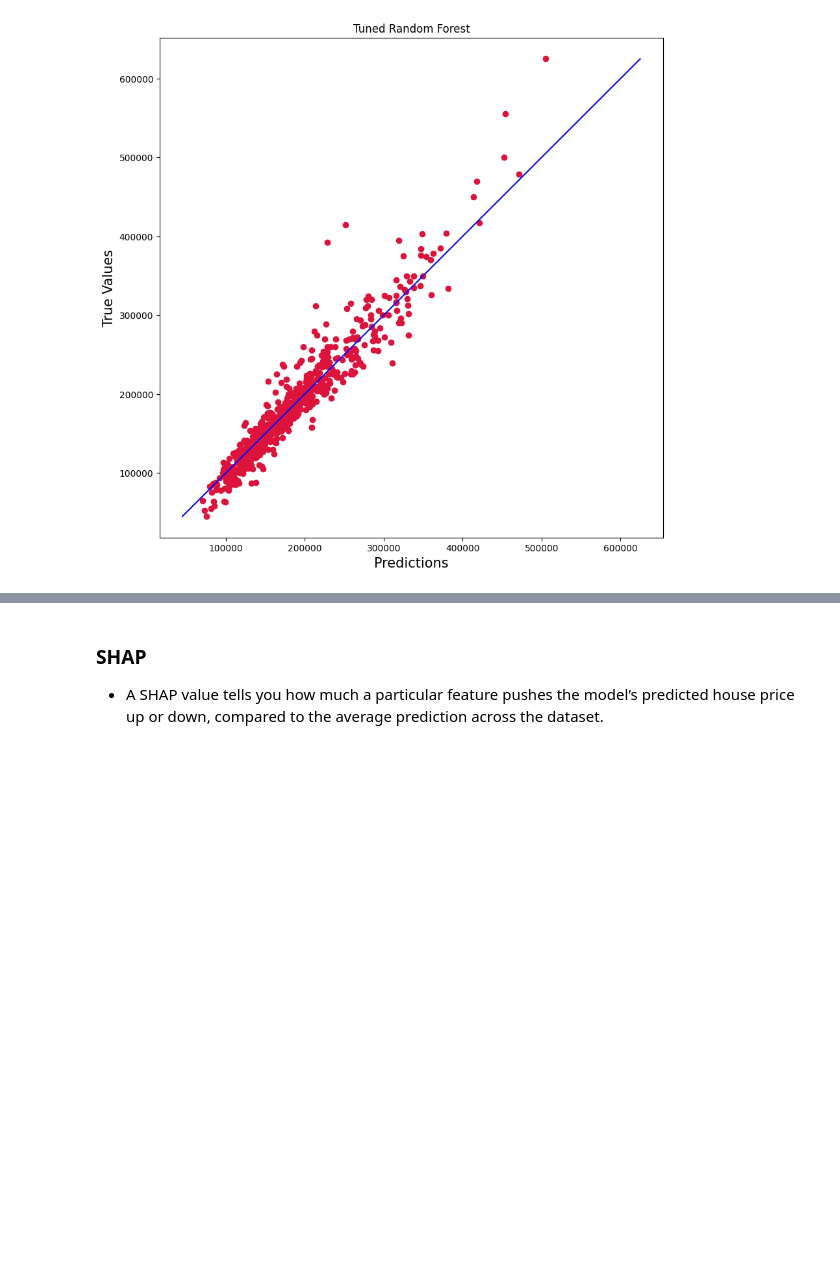
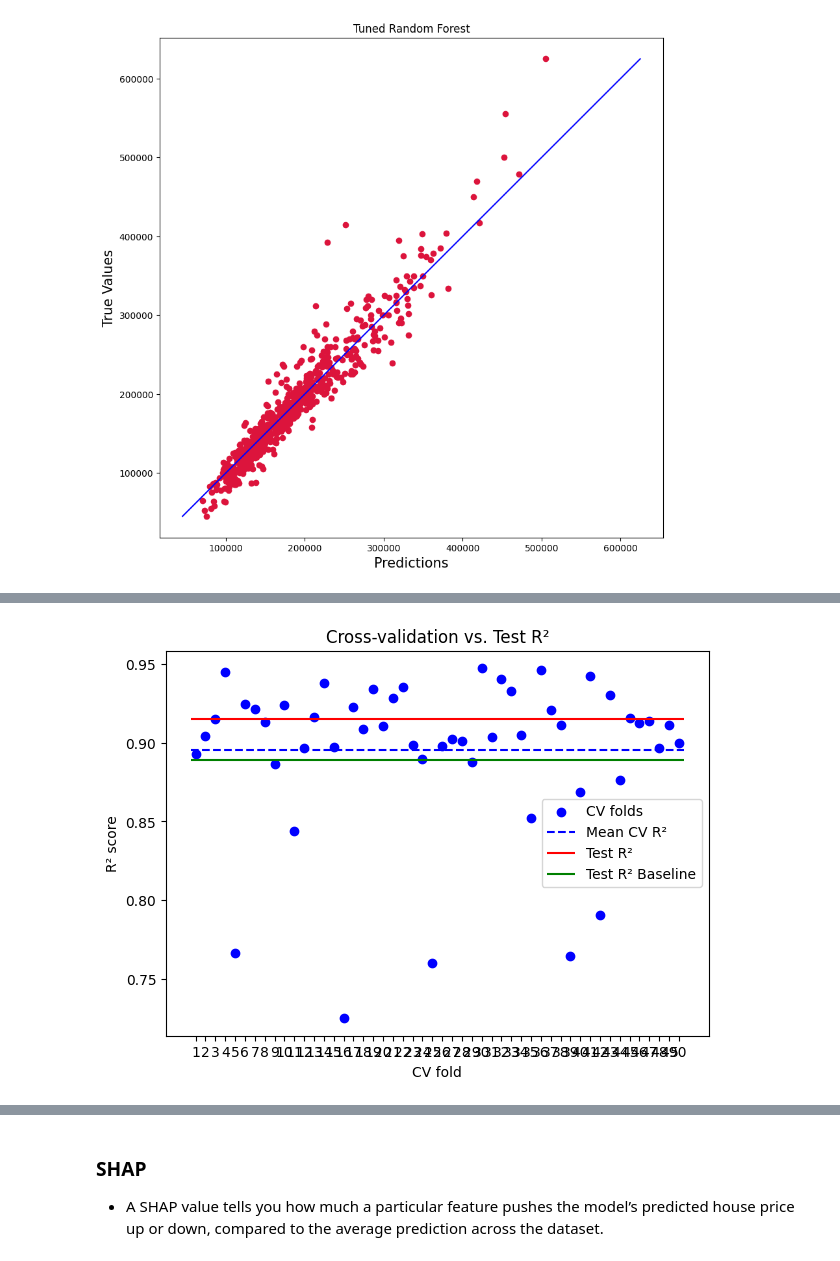
Before and after one commit to erinnyy/Ames_ML_Project, a Jupyter notebook: Random_Forest.ipynb, the cells around one changed output, grey strips where cells are left out. Saved outputs shown, nothing was run; the diff lists cells and outputs as text; code cells hidden in the pictures; blank space fills up the shorter version.

```diff
--- a/Random_Forest.ipynb
+++ b/Random_Forest.ipynb
@@ -256,0 +271,12 @@ plt.show()
+# %%
+# here we are not changing the hyperparameter that have been determined in the CV process above
+# instead of just finding the CV score by perform the 5 fold once, we repeat it multiple times and find the avg
+
+# Define repeated CV: 5 folds, repeated 10 times (50 scores total)
+rkf = RepeatedKFold(n_splits=10, n_repeats=5, random_state=42)
+
+cv_scores = cross_val_score(best_rf, x_train, y_train, cv=rkf, scoring="r2")
+
+print('Mean CV R²:', np.mean(cv_scores))
+print('Std CV R²:', np.std(cv_scores))
+print('Test R²:',r2_5kf_test)
@@ -256,0 +293,20 @@ plt.show()
+# %%
+# plot comparison
+plt.figure(figsize=(7,5))
+
+# Plot CV fold scores
+plt.scatter(range(1, len(cv_scores)+1), cv_scores, color="blue", label="CV folds")
+plt.hlines(np.mean(cv_scores), 0.5, len(cv_scores)+0.5, colors="blue", linestyles="dashed", label="Mean CV R²")
+
+# Plot test score
+plt.hlines(r2_5kf_test, 0.5, len(cv_scores)+0.5, colors="red", linestyles="solid", label="Test R²")
+plt.hlines(test_r2_baseline, 0.5, len(cv_scores)+0.5, colors="green", linestyles="solid", label="Test R² Baseline")
+
+plt.xticks(range(1, len(cv_scores)+1))
+plt.xlabel("CV fold")
+plt.ylabel("R² score")
+plt.title("Cross-validation vs. Test R²")
+plt.legend()
+plt.show()
+# %% [output]
+[figure, added]
```
Also changed, not shown: parts of 25 cells of this notebook.
